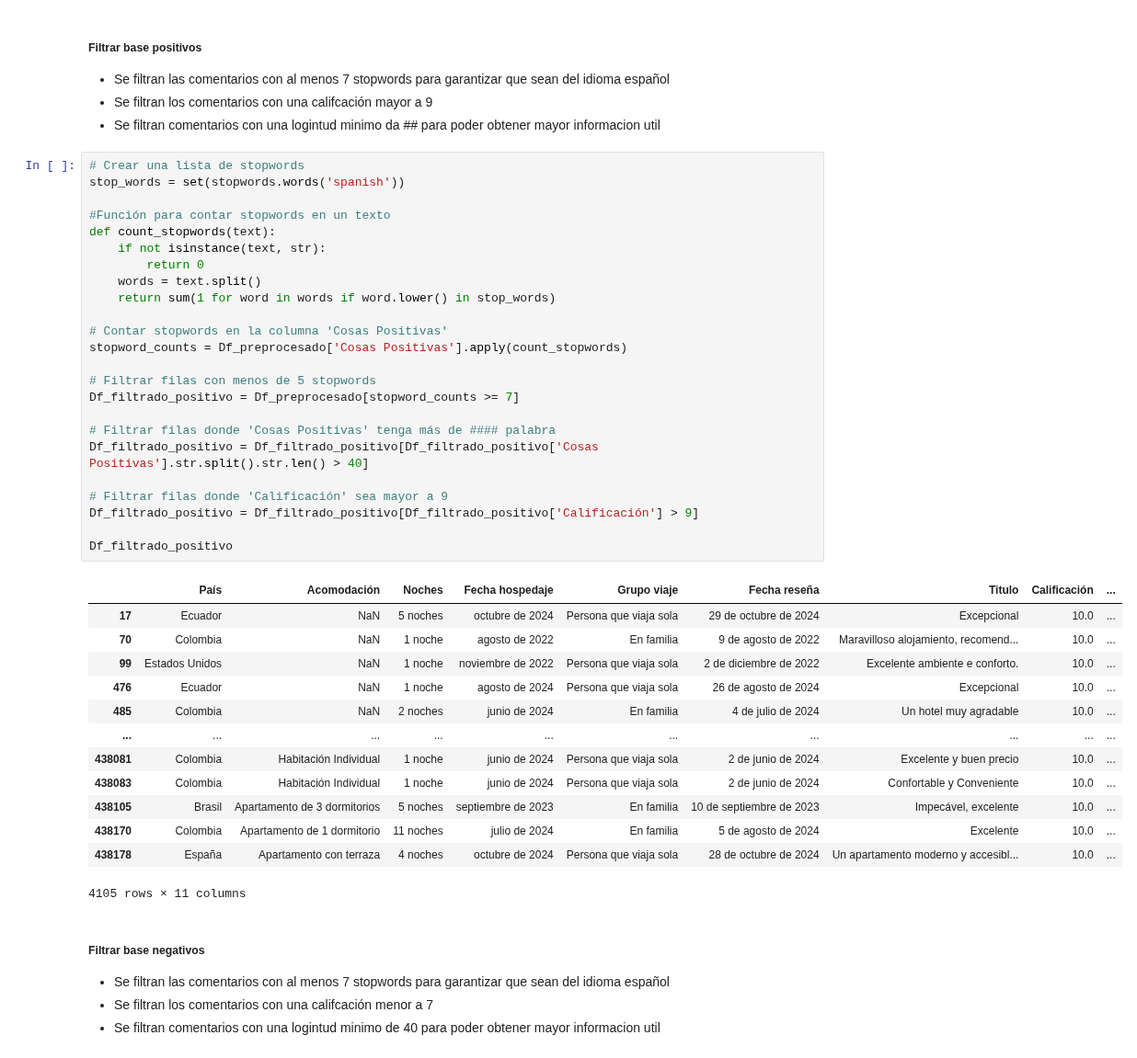
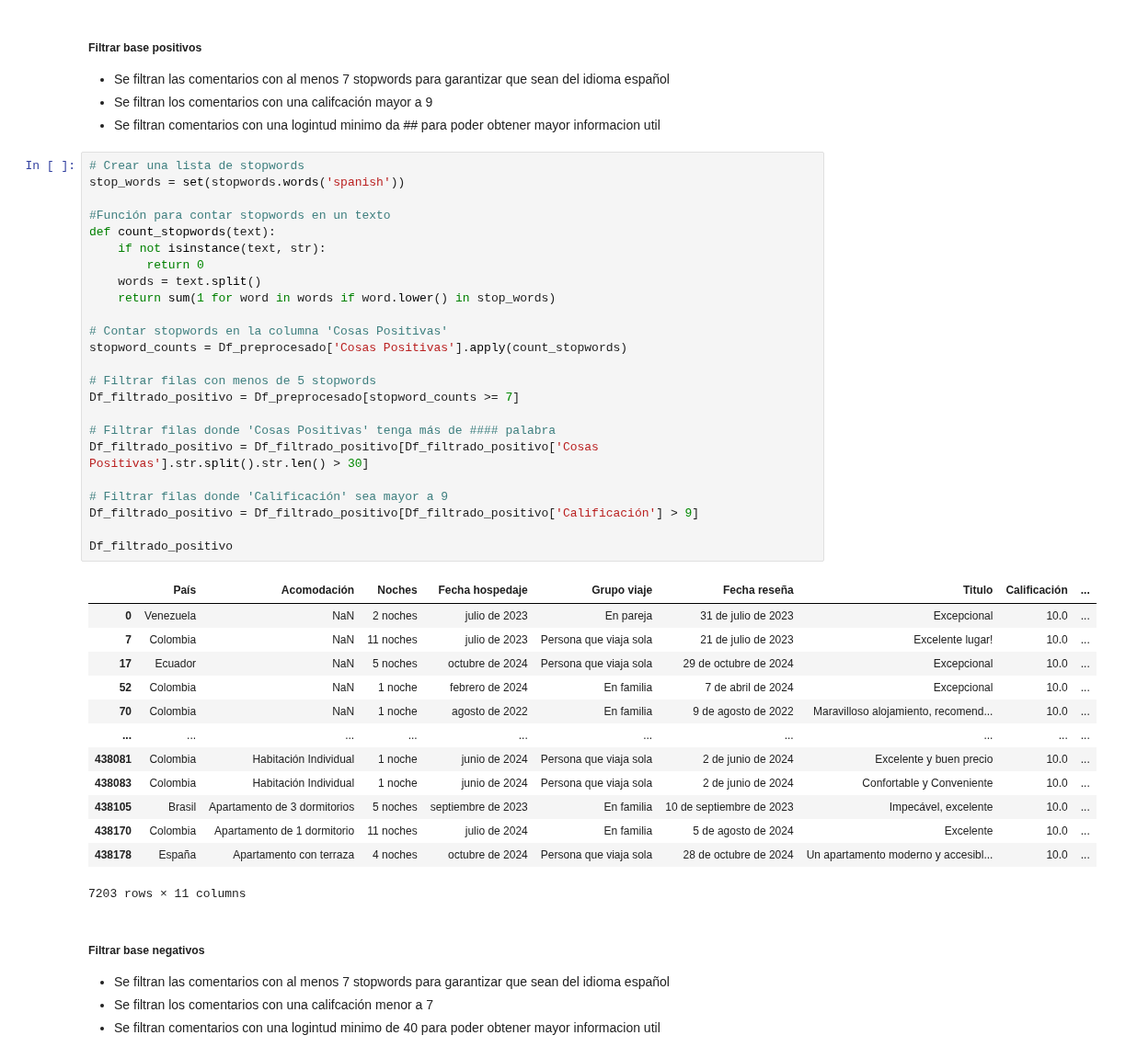
Before and after one commit to sebastiaanbv/NLP_EAN, a Jupyter notebook: Actividad 1/Preprocesamiento_booking.ipynb, the cells around one changed output. Shown at 92% size. Drawn from its saved outputs; the diff is of its cells as text.

Commit message:
[Corrección cantidad palabras comentarios positivos]

```diff
--- a/Actividad 1/Preprocesamiento_booking.ipynb
+++ b/Actividad 1/Preprocesamiento_booking.ipynb
@@ -139,41 +139,41 @@ Df_preprocesado
 # %%
 # Crear una lista de stopwords
 stop_words = set(stopwords.words('spanish'))
 
 #Función para contar stopwords en un texto
 def count_stopwords(text):
     if not isinstance(text, str):
         return 0
     words = text.split()
     return sum(1 for word in words if word.lower() in stop_words)
 
 # Contar stopwords en la columna 'Cosas Positivas'
 stopword_counts = Df_preprocesado['Cosas Positivas'].apply(count_stopwords)
 
 # Filtrar filas con menos de 5 stopwords
 Df_filtrado_positivo = Df_preprocesado[stopword_counts >= 7]
 
 # Filtrar filas donde 'Cosas Positivas' tenga más de #### palabra
-Df_filtrado_positivo = Df_filtrado_positivo[Df_filtrado_positivo['Cosas Positivas'].str.split().str.len() > 40]
+Df_filtrado_positivo = Df_filtrado_positivo[Df_filtrado_positivo['Cosas Positivas'].str.split().str.len() > 30]
 
 # Filtrar filas donde 'Calificación' sea mayor a 9
 Df_filtrado_positivo = Df_filtrado_positivo[Df_filtrado_positivo['Calificación'] > 9]
 
 Df_filtrado_positivo
 # %% [output]
 |  | País | Acomodación | Noches | Fecha hospedaje | Grupo viaje | Fecha reseña | Titulo | Calificación | ... |
+| 0 | Venezuela | NaN | 2 noches | julio de 2023 | En pareja | 31 de julio de 2023 | Excepcional | 10.0 | ... |
+| 7 | Colombia | NaN | 11 noches | julio de 2023 | Persona que viaja sola | 21 de julio de 2023 | Excelente lugar! | 10.0 | ... |
 | 17 | Ecuador | NaN | 5 noches | octubre de 2024 | Persona que viaja sola | 29 de octubre de 2024 | Excepcional | 10.0 | ... |
+| 52 | Colombia | NaN | 1 noche | febrero de 2024 | En familia | 7 de abril de 2024 | Excepcional | 10.0 | ... |
 | 70 | Colombia | NaN | 1 noche | agosto de 2022 | En familia | 9 de agosto de 2022 | Maravilloso alojamiento, recomend... | 10.0 | ... |
-| 99 | Estados Unidos | NaN | 1 noche | noviembre de 2022 | Persona que viaja sola | 2 de diciembre de 2022 | Excelente ambiente e conforto. | 10.0 | ... |
-| 476 | Ecuador | NaN | 1 noche | agosto de 2024 | Persona que viaja sola | 26 de agosto de 2024 | Excepcional | 10.0 | ... |
-| 485 | Colombia | NaN | 2 noches | junio de 2024 | En familia | 4 de julio de 2024 | Un hotel muy agradable | 10.0 | ... |
 | ... | ... | ... | ... | ... | ... | ... | ... | ... | ... |
 | 438081 | Colombia | Habitación Individual | 1 noche | junio de 2024 | Persona que viaja sola | 2 de junio de 2024 | Excelente y buen precio | 10.0 | ... |
 | 438083 | Colombia | Habitación Individual | 1 noche | junio de 2024 | Persona que viaja sola | 2 de junio de 2024 | Confortable y Conveniente | 10.0 | ... |
 | 438105 | Brasil | Apartamento de 3 dormitorios | 5 noches | septiembre de 2023 | En familia | 10 de septiembre de 2023 | Impecável, excelente | 10.0 | ... |
 | 438170 | Colombia | Apartamento de 1 dormitorio | 11 noches | julio de 2024 | En familia | 5 de agosto de 2024 | Excelente | 10.0 | ... |
 | 438178 | España | Apartamento con terraza | 4 noches | octubre de 2024 | Persona que viaja sola | 28 de octubre de 2024 | Un apartamento moderno y accesibl... | 10.0 | ... |
-4105 rows × 11 columns
+7203 rows × 11 columns
 # %% [markdown]
 ##### Filtrar base negativos
 
```
Also changed, not shown: parts of 5 cells of this notebook.
